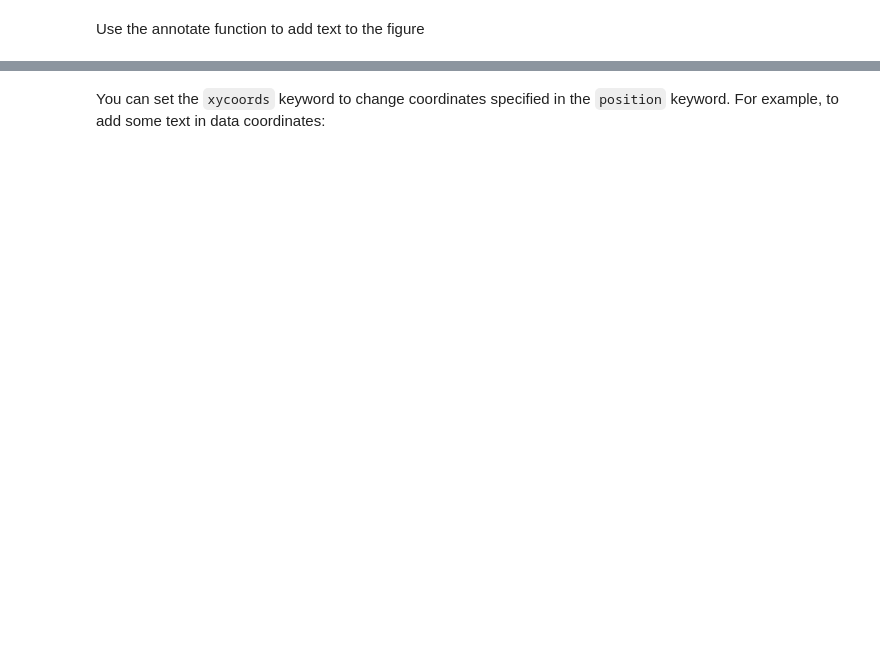
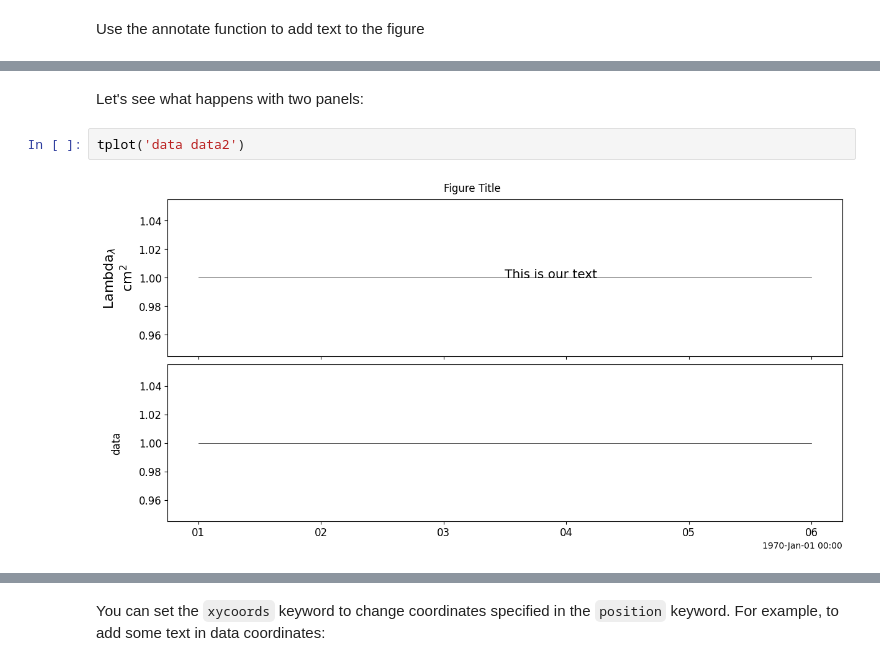
Before and after one commit to spedas/pyspedas_examples, a Jupyter notebook: pyspedas_examples/notebooks/PyTplot_annotations.ipynb, the cells around one changed output, grey strips where cells are left out. Cells and saved outputs as stored; diff of their text form; blank space fills up the shorter version.

```diff
--- a/pyspedas_examples/notebooks/PyTplot_annotations.ipynb
+++ b/pyspedas_examples/notebooks/PyTplot_annotations.ipynb
@@ -105,3 +123,9 @@ tplot('data')
+# %% [markdown]
+Let's see what happens with two panels:
+# %%
+tplot('data data2')
+# %% [output]
+[figure, added]
 # %%
 help(annotate)
 # %% [output]
```
Also changed, not shown: parts of 23 cells of this notebook.
